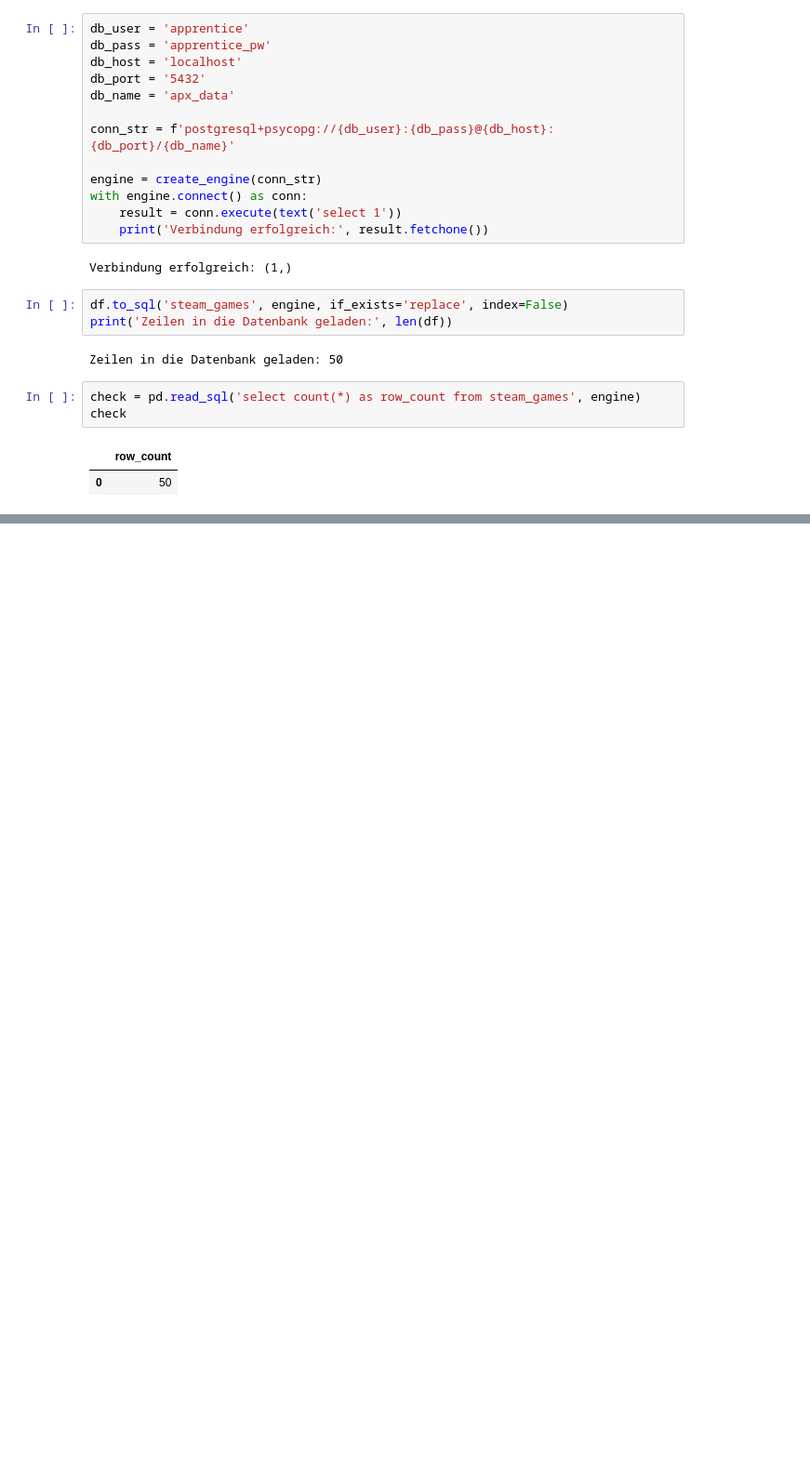
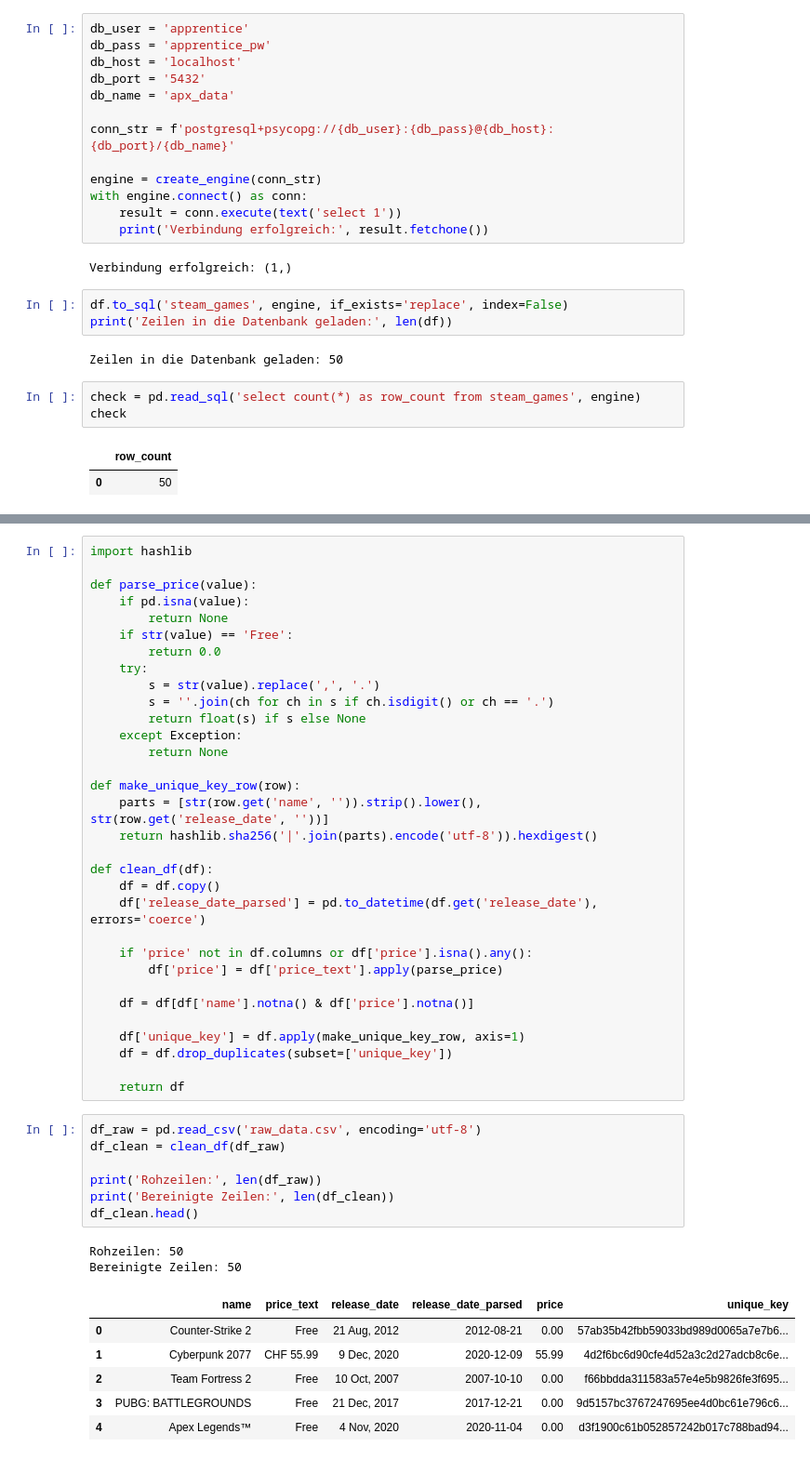
Before and after one commit to axpogroup/introductory-apprenticeship-axsa, a Jupyter notebook: web_scraper/steam_scraper.ipynb, the cells around one changed output, grey strips where cells are left out. Shown at 93% size. Drawn from its saved outputs; the diff is of its cells as text; blank space fills up the shorter version.

```diff
--- a/web_scraper/steam_scraper.ipynb
+++ b/web_scraper/steam_scraper.ipynb
@@ -420,0 +431,48 @@ teure
+# %%
+import hashlib
+
+def parse_price(value):
+    if pd.isna(value):
+        return None
+    if str(value) == 'Free':
+        return 0.0
+    try:
+        s = str(value).replace(',', '.')
+        s = ''.join(ch for ch in s if ch.isdigit() or ch == '.')
+        return float(s) if s else None
+    except Exception:
+        return None
+
+def make_unique_key_row(row):
+    parts = [str(row.get('name', '')).strip().lower(), str(row.get('release_date', ''))]
+    return hashlib.sha256('|'.join(parts).encode('utf-8')).hexdigest()
+
+def clean_df(df):
+    df = df.copy()
+    df['release_date_parsed'] = pd.to_datetime(df.get('release_date'), errors='coerce')
+
+    if 'price' not in df.columns or df['price'].isna().any():
+        df['price'] = df['price_text'].apply(parse_price)
+
+    df = df[df['name'].notna() & df['price'].notna()]
+
+    df['unique_key'] = df.apply(make_unique_key_row, axis=1)
+    df = df.drop_duplicates(subset=['unique_key'])
+
+    return df
+# %%
+df_raw = pd.read_csv('raw_data.csv', encoding='utf-8')
+df_clean = clean_df(df_raw)
+
+print('Rohzeilen:', len(df_raw))
+print('Bereinigte Zeilen:', len(df_clean))
+df_clean.head()
+# %% [output]
+Rohzeilen: 50
+Bereinigte Zeilen: 50
+|  | name | price_text | release_date | release_date_parsed | price | unique_key |
+| 0 | Counter-Strike 2 | Free | 21 Aug, 2012 | 2012-08-21 | 0.00 | 57ab35b42fbb59033bd989d0065a7e7b6... |
+| 1 | Cyberpunk 2077 | CHF 55.99 | 9 Dec, 2020 | 2020-12-09 | 55.99 | 4d2f6bc6d90cfe4d52a3c2d27adcb8c6e... |
+| 2 | Team Fortress 2 | Free | 10 Oct, 2007 | 2007-10-10 | 0.00 | f66bbdda311583a57e4e5b9826fe3f695... |
+| 3 | PUBG: BATTLEGROUNDS | Free | 21 Dec, 2017 | 2017-12-21 | 0.00 | 9d5157bc3767247695ee4d0bc61e796c6... |
+| 4 | Apex Legends™ | Free | 4 Nov, 2020 | 2020-11-04 | 0.00 | d3f1900c61b052857242b017c788bad94... |
```
Also changed, not shown: parts of 17 cells of this notebook, 5 other files.
